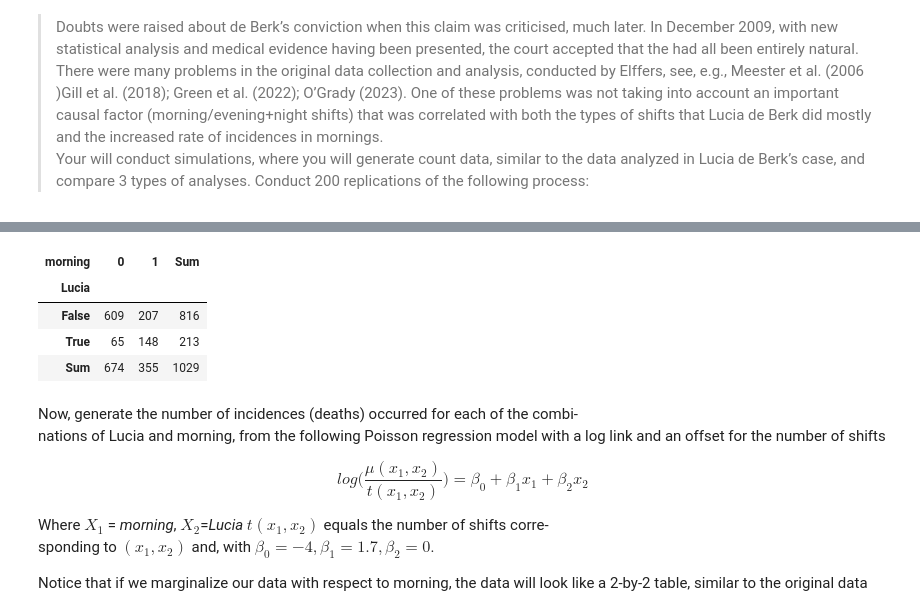
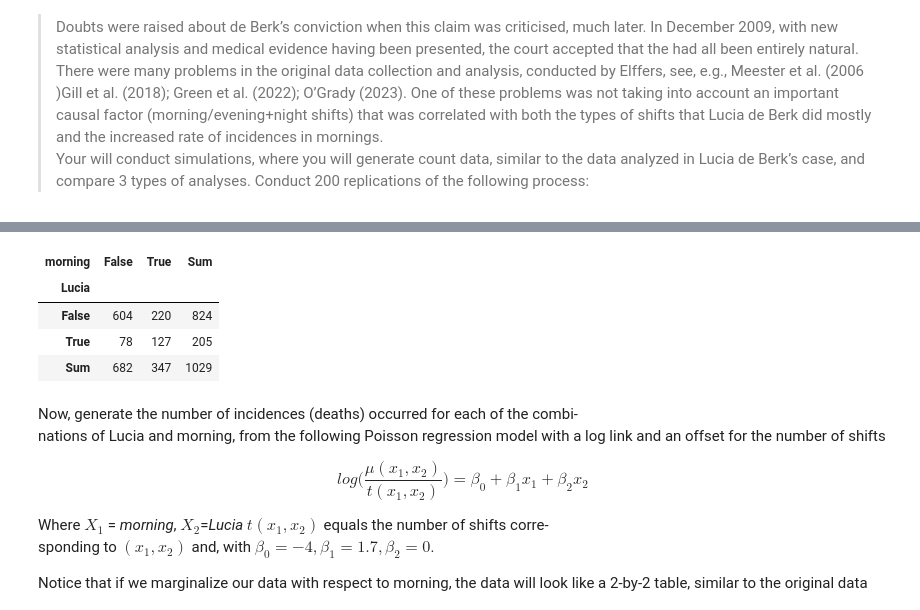
Before and after one commit to Effi-S/statistical-models, a Jupyter notebook: deberk_explore.ipynb, the cells around one changed output, grey strips where cells are left out. Drawn from its saved outputs; the diff is of its cells as text; code cells hidden in the pictures.

```diff
--- a/deberk_explore.ipynb
+++ b/deberk_explore.ipynb
@@ -27,24 +27,24 @@ You will get different numbers, but of the same order of magnitude.
 # %%
 import numpy as np
 import pandas as pd
 shifts = 1_029
 mornings_part = 1/3
 is_morning, is_not_morning = 1, 0
-morning = np.random.choice([0, 1], size=shifts, p=[2/3, 1/3])
+morning = np.random.choice([False, True], size=shifts, p=[2/3, 1/3])
 lucia = np.where(
     morning == 1,
     np.random.binomial(n=1, p=0.4, size=shifts),
     np.random.binomial(n=1, p=0.1, size=shifts)
 ).astype(bool)
 df = pd.DataFrame({"Lucia": lucia, "morning": morning})
 # Note: crosstab just to display and compare to image
 pd.crosstab(df['Lucia'], df['morning'], margins=True, margins_name="Sum")
 # %% [output]
-| morning | 0 | 1 | Sum |
+| morning | False | True | Sum |
 | Lucia |  |  |  |
-| False | 609 | 207 | 816 |
-| True | 65 | 148 | 213 |
-| Sum | 674 | 355 | 1029 |
+| False | 604 | 220 | 824 |
+| True | 78 | 127 | 205 |
+| Sum | 682 | 347 | 1029 |
 # %% [markdown]
 Now, generate the number of incidences (deaths) occurred for each of the combi-
 nations of Lucia and morning, from the following Poisson regression model with a log link and an offset for the number of shifts
```
Also changed, not shown: parts of 13 cells of this notebook.
